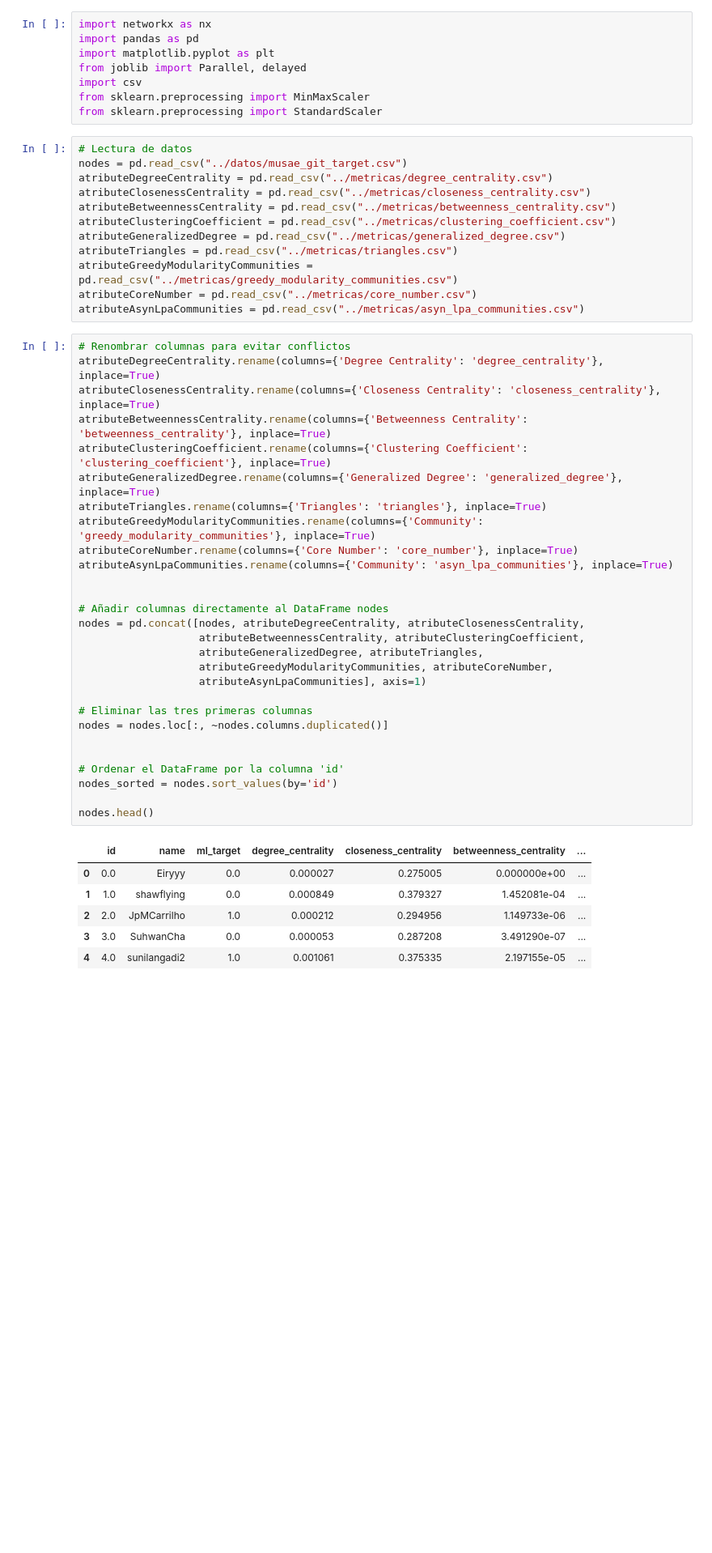
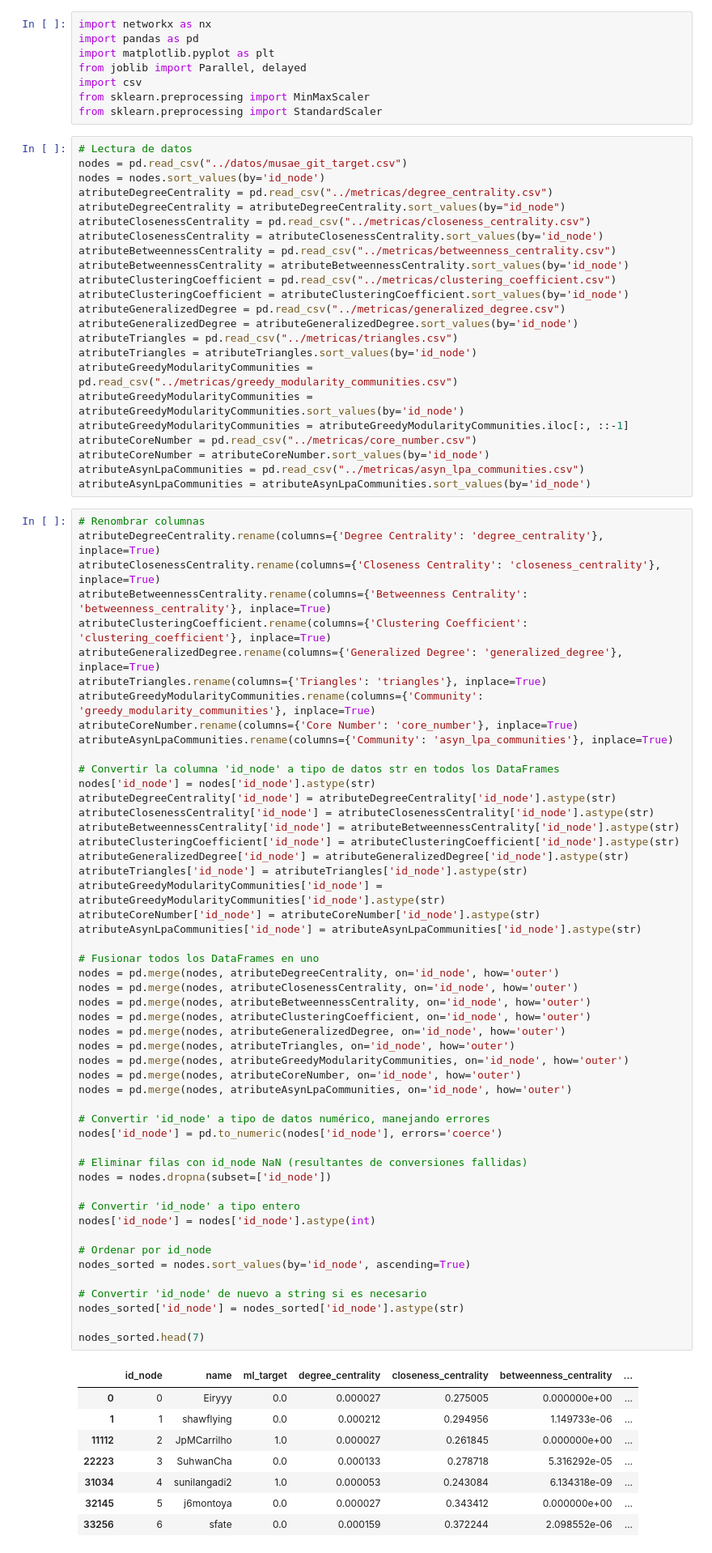
Before and after one commit to davguifer/AprendizajeAtomaticoRelacional-G2, a Jupyter notebook: Proyecto/Creacion de tablas.ipynb, the cells around one changed output. Shown at 81% size. Drawn from its saved outputs; the diff is of its cells as text; blank space fills up the shorter version.

```diff
--- a/Proyecto/Creacion de tablas.ipynb
+++ b/Proyecto/Creacion de tablas.ipynb
@@ -9,48 +9,84 @@ from sklearn.preprocessing import StandardScaler
 # %%
 # Lectura de datos
 nodes = pd.read_csv("../datos/musae_git_target.csv")
+nodes = nodes.sort_values(by='id_node')
 atributeDegreeCentrality = pd.read_csv("../metricas/degree_centrality.csv")
+atributeDegreeCentrality = atributeDegreeCentrality.sort_values(by="id_node")
 atributeClosenessCentrality = pd.read_csv("../metricas/closeness_centrality.csv")
+atributeClosenessCentrality = atributeClosenessCentrality.sort_values(by='id_node')
 atributeBetweennessCentrality = pd.read_csv("../metricas/betweenness_centrality.csv")
+atributeBetweennessCentrality = atributeBetweennessCentrality.sort_values(by='id_node')
 atributeClusteringCoefficient = pd.read_csv("../metricas/clustering_coefficient.csv")
+atributeClusteringCoefficient = atributeClusteringCoefficient.sort_values(by='id_node')
 atributeGeneralizedDegree = pd.read_csv("../metricas/generalized_degree.csv")
+atributeGeneralizedDegree = atributeGeneralizedDegree.sort_values(by='id_node')
 atributeTriangles = pd.read_csv("../metricas/triangles.csv")
+atributeTriangles = atributeTriangles.sort_values(by='id_node')
 atributeGreedyModularityCommunities = pd.read_csv("../metricas/greedy_modularity_communities.csv")
+atributeGreedyModularityCommunities = atributeGreedyModularityCommunities.sort_values(by='id_node')
+atributeGreedyModularityCommunities = atributeGreedyModularityCommunities.iloc[:, ::-1]
 atributeCoreNumber = pd.read_csv("../metricas/core_number.csv")
+atributeCoreNumber = atributeCoreNumber.sort_values(by='id_node')
 atributeAsynLpaCommunities = pd.read_csv("../metricas/asyn_lpa_communities.csv")
+atributeAsynLpaCommunities = atributeAsynLpaCommunities.sort_values(by='id_node')
 # %%
-# Renombrar columnas para evitar conflictos
+# Renombrar columnas
 atributeDegreeCentrality.rename(columns={'Degree Centrality': 'degree_centrality'}, inplace=True)
 atributeClosenessCentrality.rename(columns={'Closeness Centrality': 'closeness_centrality'}, inplace=True)
 atributeBetweennessCentrality.rename(columns={'Betweenness Centrality': 'betweenness_centrality'}, inplace=True)
 atributeClusteringCoefficient.rename(columns={'Clustering Coefficient': 'clustering_coefficient'}, inplace=True)
 atributeGeneralizedDegree.rename(columns={'Generalized Degree': 'generalized_degree'}, inplace=True)
 atributeTriangles.rename(columns={'Triangles': 'triangles'}, inplace=True)
 atributeGreedyModularityCommunities.rename(columns={'Community': 'greedy_modularity_communities'}, inplace=True)
 atributeCoreNumber.rename(columns={'Core Number': 'core_number'}, inplace=True)
 atributeAsynLpaCommunities.rename(columns={'Community': 'asyn_lpa_communities'}, inplace=True)
 
+# Convertir la columna 'id_node' a tipo de datos str en todos los DataFrames
+nodes['id_node'] = nodes['id_node'].astype(str)
+atributeDegreeCentrality['id_node'] = atributeDegreeCentrality['id_node'].astype(str)
+atributeClosenessCentrality['id_node'] = atributeClosenessCentrality['id_node'].astype(str)
+atributeBetweennessCentrality['id_node'] = atributeBetweennessCentrality['id_node'].astype(str)
+atributeClusteringCoefficient['id_node'] = atributeClusteringCoefficient['id_node'].astype(str)
+atributeGeneralizedDegree['id_node'] = atributeGeneralizedDegree['id_node'].astype(str)
+atributeTriangles['id_node'] = atributeTriangles['id_node'].astype(str)
+atributeGreedyModularityCommunities['id_node'] = atributeGreedyModularityCommunities['id_node'].astype(str)
+atributeCoreNumber['id_node'] = atributeCoreNumber['id_node'].astype(str)
+atributeAsynLpaCommunities['id_node'] = atributeAsynLpaCommunities['id_node'].astype(str)
 
-# Añadir columnas directamente al DataFrame nodes
-nodes = pd.concat([nodes, atributeDegreeCentrality, atributeClosenessCentrality,
-                   atributeBetweennessCentrality, atributeClusteringCoefficient,
-                   atributeGeneralizedDegree, atributeTriangles,
-                   atributeGreedyModularityCommunities, atributeCoreNumber,
-                   atributeAsynLpaCommunities], axis=1)
+# Fusionar todos los DataFrames en uno
+nodes = pd.merge(nodes, atributeDegreeCentrality, on='id_node', how='outer')
+nodes = pd.merge(nodes, atributeClosenessCentrality, on='id_node', how='outer')
+nodes = pd.merge(nodes, atributeBetweennessCentrality, on='id_node', how='outer')
+nodes = pd.merge(nodes, atributeClusteringCoefficient, on='id_node', how='outer')
+nodes = pd.merge(nodes, atributeGeneralizedDegree, on='id_node', how='outer')
+nodes = pd.merge(nodes, atributeTriangles, on='id_node', how='outer')
+nodes = pd.merge(nodes, atributeGreedyModularityCommunities, on='id_node', how='outer')
+nodes = pd.merge(nodes, atributeCoreNumber, on='id_node', how='outer')
+nodes = pd.merge(nodes, atributeAsynLpaCommunities, on='id_node', how='outer')
 
-# Eliminar las tres primeras columnas
-nodes = nodes.loc[:, ~nodes.columns.duplicated()]
+# Convertir 'id_node' a tipo de datos numérico, manejando errores
+nodes['id_node'] = pd.to_numeric(nodes['id_node'], errors='coerce')
 
+# Eliminar filas con id_node NaN (resultantes de conversiones fallidas)
+nodes = nodes.dropna(subset=['id_node'])
 
-# Ordenar el DataFrame por la columna 'id'
-nodes_sorted = nodes.sort_values(by='id')
+# Convertir 'id_node' a tipo entero
+nodes['id_node'] = nodes['id_node'].astype(int)
 
-nodes.head()
+# Ordenar por id_node
+nodes_sorted = nodes.sort_values(by='id_node', ascending=True)
+
+# Convertir 'id_node' de nuevo a string si es necesario
+nodes_sorted['id_node'] = nodes_sorted['id_node'].astype(str)
+
+nodes_sorted.head(7)
 # %% [output]
-|  | id | name | ml_target | degree_centrality | closeness_centrality | betweenness_centrality | ... |
-| 0 | 0.0 | Eiryyy | 0.0 | 0.000027 | 0.275005 | 0.000000e+00 | ... |
-| 1 | 1.0 | shawflying | 0.0 | 0.000849 | 0.379327 | 1.452081e-04 | ... |
-| 2 | 2.0 | JpMCarrilho | 1.0 | 0.000212 | 0.294956 | 1.149733e-06 | ... |
-| 3 | 3.0 | SuhwanCha | 0.0 | 0.000053 | 0.287208 | 3.491290e-07 | ... |
-| 4 | 4.0 | sunilangadi2 | 1.0 | 0.001061 | 0.375335 | 2.197155e-05 | ... |
+|  | id_node | name | ml_target | degree_centrality | closeness_centrality | betweenness_centrality | ... |
+| 0 | 0 | Eiryyy | 0.0 | 0.000027 | 0.275005 | 0.000000e+00 | ... |
+| 1 | 1 | shawflying | 0.0 | 0.000212 | 0.294956 | 1.149733e-06 | ... |
+| 11112 | 2 | JpMCarrilho | 1.0 | 0.000027 | 0.261845 | 0.000000e+00 | ... |
+| 22223 | 3 | SuhwanCha | 0.0 | 0.000133 | 0.278718 | 5.316292e-05 | ... |
+| 31034 | 4 | sunilangadi2 | 1.0 | 0.000053 | 0.243084 | 6.134318e-09 | ... |
+| 32145 | 5 | j6montoya | 0.0 | 0.000027 | 0.343412 | 0.000000e+00 | ... |
+| 33256 | 6 | sfate | 0.0 | 0.000159 | 0.372244 | 2.098552e-06 | ... |
 # %%
```
Also changed, not shown: parts of 5 cells of this notebook, 12 other files.
